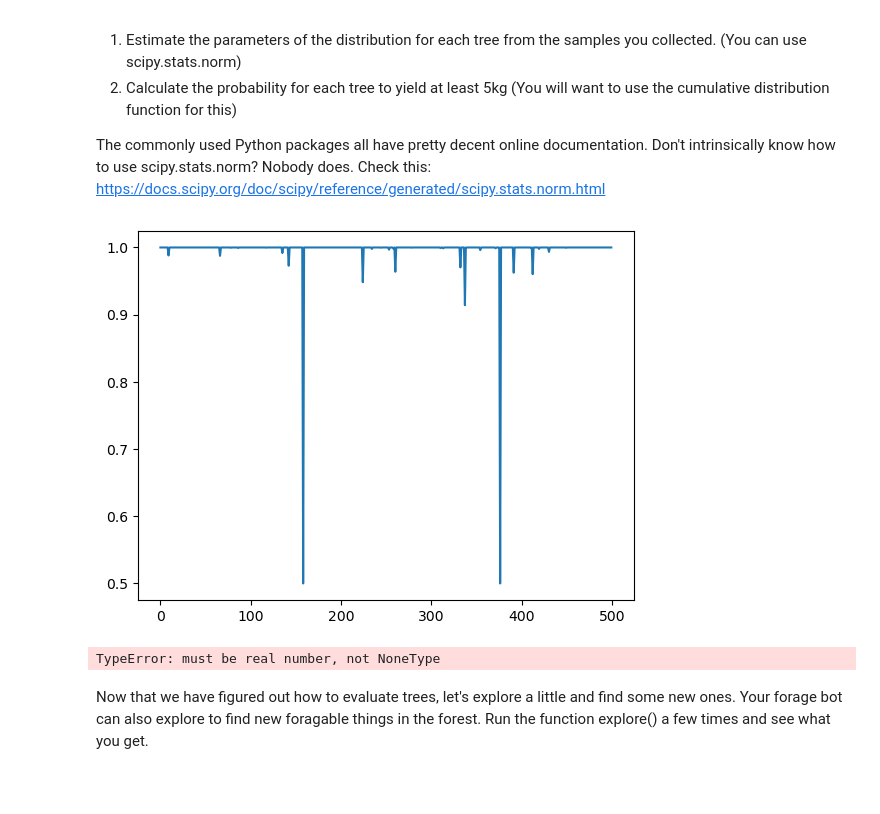
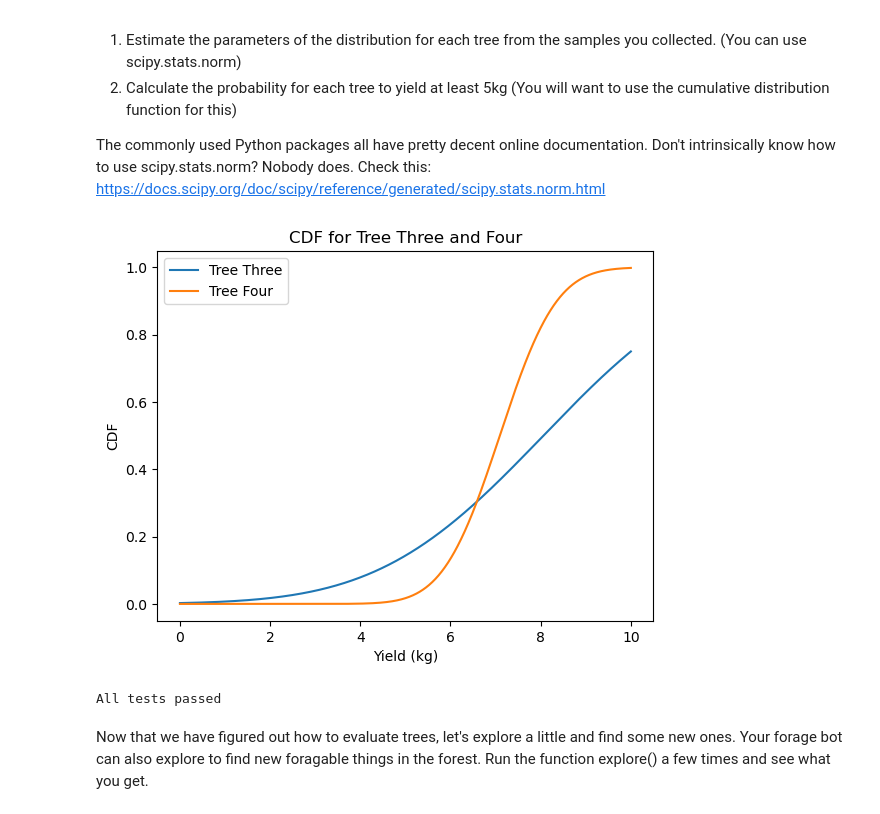
Before and after one commit to damarisparasca/computational-thinking-week-individual-14157365, a Jupyter notebook: challenge_foraging/challenge_foraging_robot.ipynb, the cells around one changed output. Drawn from its saved outputs; the diff is of its cells as text; code cells hidden in the pictures; blank space fills up the shorter version.

```diff
--- a/challenge_foraging/challenge_foraging_robot.ipynb
+++ b/challenge_foraging/challenge_foraging_robot.ipynb
@@ -193,28 +192,41 @@ https://docs.scipy.org/doc/scipy/reference/generated/scipy.stats.norm.html
 # %%
 from scipy.stats import norm
 import matplotlib.pyplot as plt
 # Use the same samples we collected above to make sure your answer matches ours.
 np.random.seed(42)
 samples_three = [forageBot.forage(tree_three) for i in range(500)]
 samples_four = [forageBot.forage(tree_four) for i in range(500)]
 
 # Complete the two steps described above here
-x3 = samples_three
-y3 = norm.cdf(samples_three)
+mean_three, std_three = norm.fit(samples_three)
+mean_four, std_four = norm.fit(samples_four)
 
-plt.plot(x3,y3)
+x = np.linspace(0, 10, 1000)
+cdf_three = norm.cdf(x, mean_three, std_three)
+cdf_four = norm.cdf(x, mean_four, std_four)
+
+prob_three = 1 - norm.cdf(5, mean_three, std_three)
+prob_four = 1 - norm.cdf(5, mean_four, std_four)
+
+
+plt.plot(x, cdf_three, label='Tree Three')
+plt.plot(x, cdf_four, label='Tree Four')
+plt.legend()
+plt.xlabel('Yield (kg)')
+plt.ylabel('CDF')
+plt.title('CDF for Tree Three and Four')
 plt.show()
+
 # Assign the probability that tree three yields more than 5kg of apples on any given day to ANSWER_PROB_TREE_THREE
-ANSWER_PROB_TREE_THREE = None
+ANSWER_PROB_TREE_THREE = prob_three
 # Assign the probability that tree four yields more than 5kg of apples on any given day to ANSWER_PROB_TREE_FOUR
-ANSWER_PROB_TREE_FOUR = None
-
+ANSWER_PROB_TREE_FOUR = prob_four
 
 
 tests.Test_ExerciseTwo(ANSWER_PROB_TREE_THREE=ANSWER_PROB_TREE_THREE, ANSWER_PROB_TREE_FOUR=ANSWER_PROB_TREE_FOUR);
 # %% [output]
-[figure, old version]
+[figure, new version]
-TypeError: must be real number, not NoneType
+All tests passed
 # %% [markdown]
 Now that we have figured out how to evaluate trees, let's explore a little and find some new ones.
 Your forage bot can also explore to find new foragable things in the forest. Run the function explore() a few times and see what you get.
```
Also changed, not shown: parts of 4 cells of this notebook, 1 other file.
